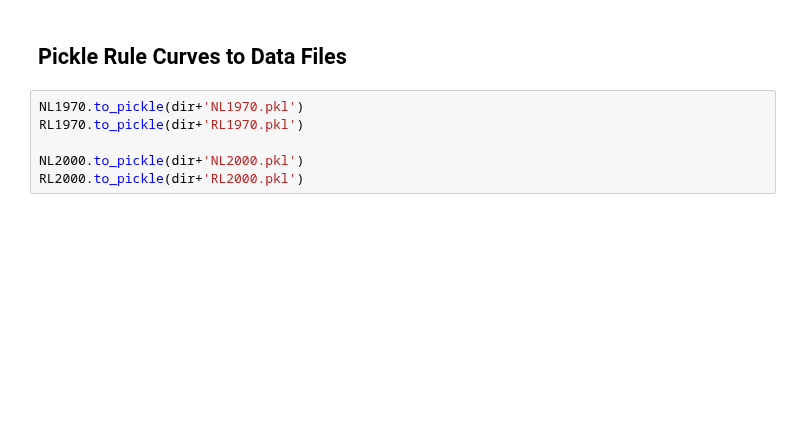
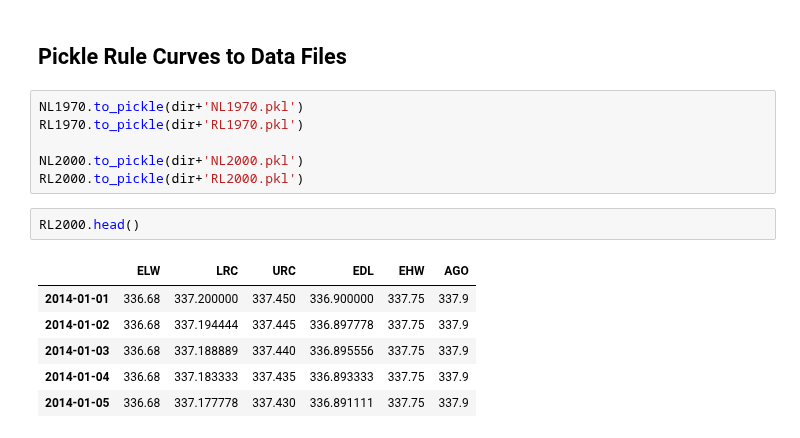
Before and after one commit to kmcgarry7/Rainy-Lake-Hydrology, a Jupyter notebook: notebooks/Rule_Curves_for_Rainy_and_Namakan_Lakes.ipynb, the cells around one changed output. Drawn from its saved outputs; the diff is of its cells as text; blank space fills up the shorter version.

```diff
--- a/notebooks/Rule_Curves_for_Rainy_and_Namakan_Lakes.ipynb
+++ b/notebooks/Rule_Curves_for_Rainy_and_Namakan_Lakes.ipynb
@@ -341,3 +341,12 @@ RL1970.to_pickle(dir+'RL1970.pkl')
 
 NL2000.to_pickle(dir+'NL2000.pkl')
 RL2000.to_pickle(dir+'RL2000.pkl')
+# %%
+RL2000.head()
+# %% [output]
+|  | ELW | LRC | URC | EDL | EHW | AGO |
+| 2014-01-01 | 336.68 | 337.200000 | 337.450 | 336.900000 | 337.75 | 337.9 |
+| 2014-01-02 | 336.68 | 337.194444 | 337.445 | 336.897778 | 337.75 | 337.9 |
+| 2014-01-03 | 336.68 | 337.188889 | 337.440 | 336.895556 | 337.75 | 337.9 |
+| 2014-01-04 | 336.68 | 337.183333 | 337.435 | 336.893333 | 337.75 | 337.9 |
+| 2014-01-05 | 336.68 | 337.177778 | 337.430 | 336.891111 | 337.75 | 337.9 |
```
Also changed, not shown: 12 other files.
